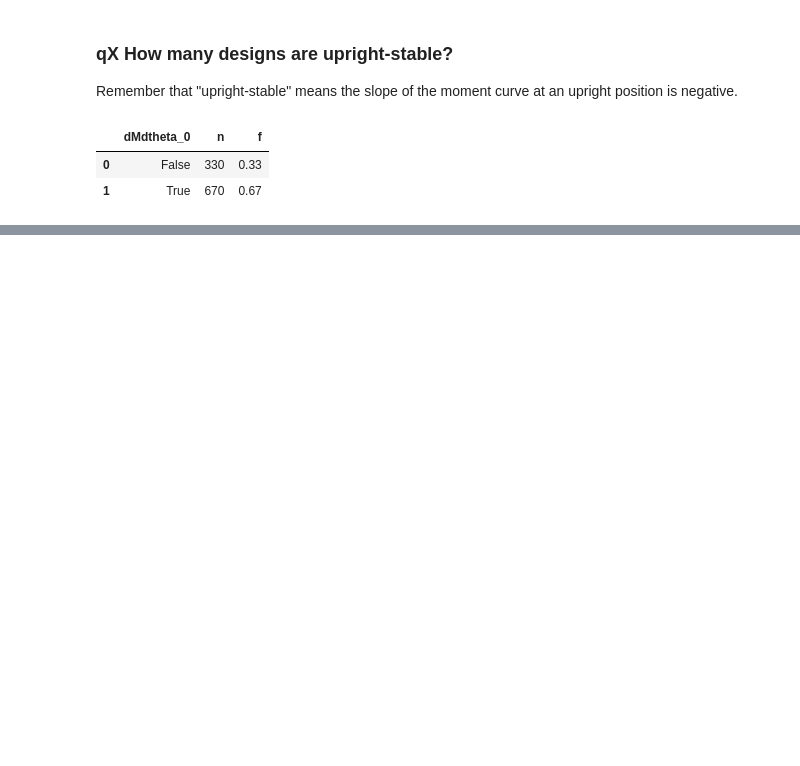
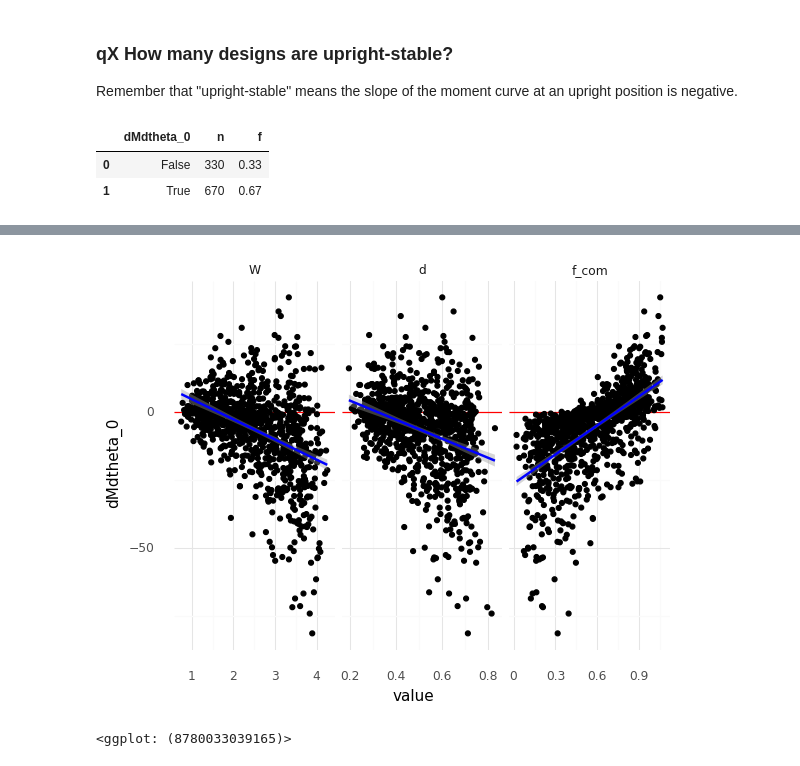
Before and after one commit to zdelrosario/evc-course, a Jupyter notebook: challenges/c04-boats-master.ipynb, the cells around one changed output, grey strips where cells are left out. Saved outputs shown, nothing was run; the diff lists cells and outputs as text; code cells hidden in the pictures; blank space fills up the shorter version.

```diff
--- a/challenges/c04-boats-master.ipynb
+++ b/challenges/c04-boats-master.ipynb
@@ -286,0 +263,28 @@ Count the number of cases where `angle` is finite and the design is upright-stab
+# %%
+# TODO: Create scatterplots
+# solution-begin
+(
+    df_archival
+    >> gr.tf_select(
+        "dMdtheta_0",
+        "W",
+        "d",
+        "f_com"
+    )
+    >> gr.tf_pivot_longer(
+        columns=["W", "d", "f_com"],
+        names_to="var",
+        values_to="value",
+    )
+
+    >> gr.ggplot(gr.aes("value", "dMdtheta_0"))
+    + gr.geom_hline(yintercept=0, color="red")
+    + gr.geom_point()
+    + gr.geom_smooth(color="blue")
+    + gr.facet_grid("~var", scales="free_x")
+    + gr.theme_minimal()
+)
+# solution-end
+# %% [output]
+[figure, added]
+<ggplot: (8780033039165)>
```
Also changed, not shown: parts of 30 cells of this notebook, 1 other file.
